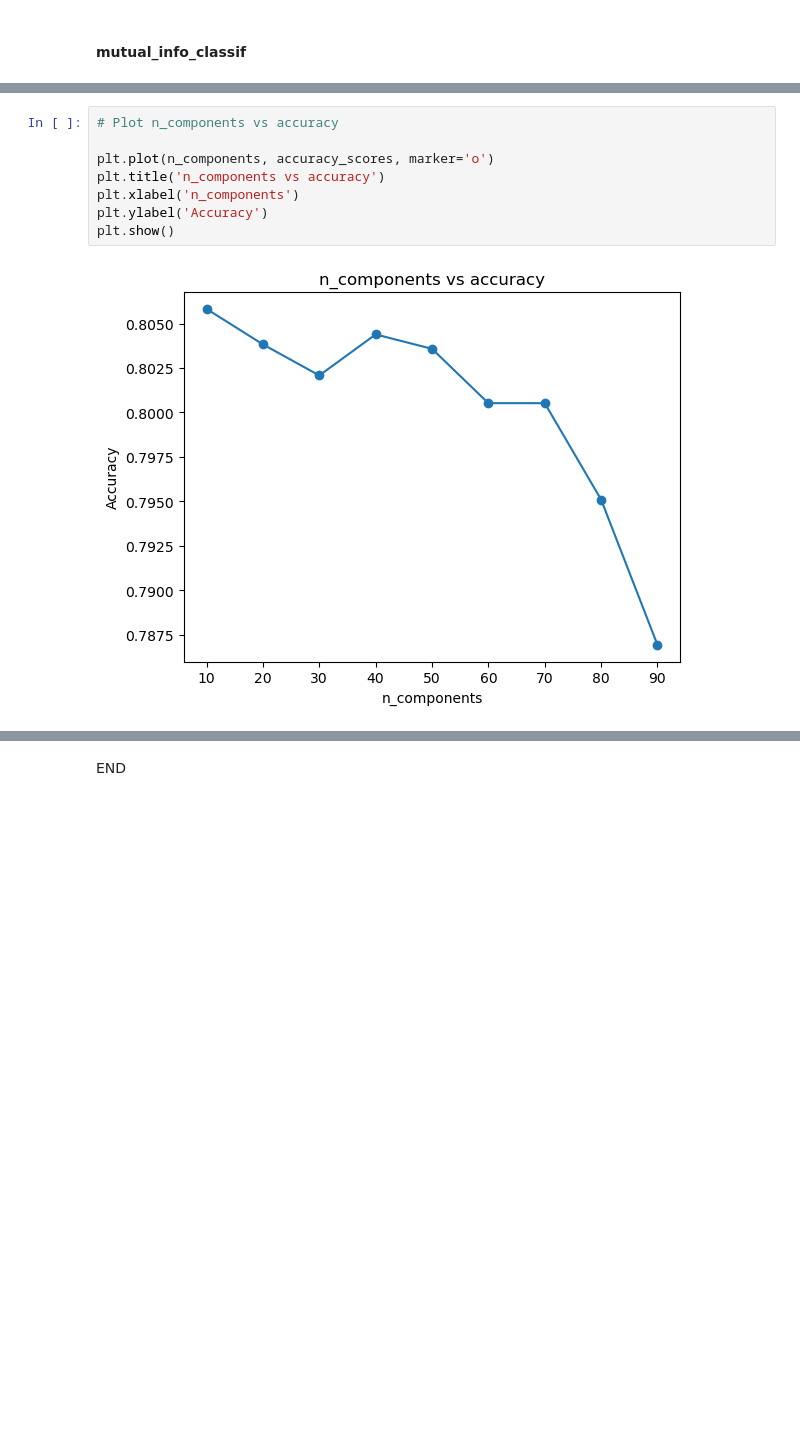
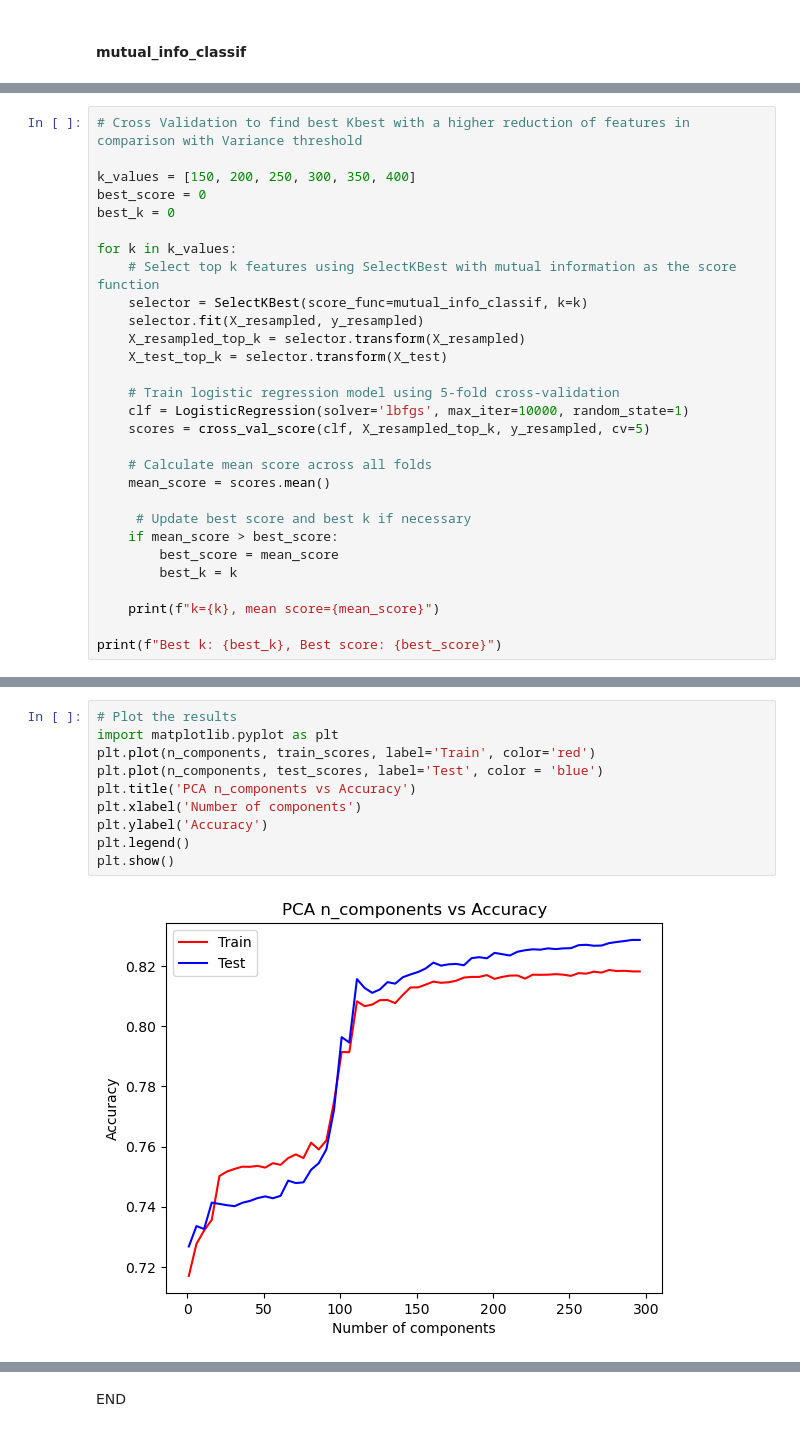
Before and after one commit to CarolMargeth/admission_prediction_project, a Jupyter notebook: Modeling_Predicting_hospital_admission_at_emergency_department_triage.ipynb, the cells around one changed output, grey strips where cells are left out. Saved outputs shown, nothing was run; the diff lists cells and outputs as text; blank space fills up the shorter version.

```diff
--- a/Modeling_Predicting_hospital_admission_at_emergency_department_triage.ipynb
+++ b/Modeling_Predicting_hospital_admission_at_emergency_department_triage.ipynb
@@ -735,0 +773,29 @@ plt.show()
+# %%
+# Cross Validation to find best Kbest with a higher reduction of features in comparison with Variance threshold
+
+k_values = [150, 200, 250, 300, 350, 400]
+best_score = 0
+best_k = 0
+
+for k in k_values:
+    # Select top k features using SelectKBest with mutual information as the score function
+    selector = SelectKBest(score_func=mutual_info_classif, k=k)
+    selector.fit(X_resampled, y_resampled)
+    X_resampled_top_k = selector.transform(X_resampled)
+    X_test_top_k = selector.transform(X_test)
+
+    # Train logistic regression model using 5-fold cross-validation
+    clf = LogisticRegression(solver='lbfgs', max_iter=10000, random_state=1)
+    scores = cross_val_score(clf, X_resampled_top_k, y_resampled, cv=5)
+
+    # Calculate mean score across all folds
+    mean_score = scores.mean()
+
+     # Update best score and best k if necessary
+    if mean_score > best_score:
+        best_score = mean_score
+        best_k = k
+
+    print(f"k={k}, mean score={mean_score}")
+
+print(f"Best k: {best_k}, Best score: {best_score}")
@@ -811,10 +851,12 @@ ValueError: Found input variables with inconsistent numbers of samples: [16042,
 # %%
-# Plot n_components vs accuracy
-
-plt.plot(n_components, accuracy_scores, marker='o')
-plt.title('n_components vs accuracy')
-plt.xlabel('n_components')
+# Plot the results
+import matplotlib.pyplot as plt
+plt.plot(n_components, train_scores, label='Train', color='red')
+plt.plot(n_components, test_scores, label='Test', color = 'blue')
+plt.title('PCA n_components vs Accuracy')
+plt.xlabel('Number of components')
 plt.ylabel('Accuracy')
+plt.legend()
 plt.show()
 # %% [output]
-[figure, old version]
+[figure, new version]
```
Also changed, not shown: parts of 115 cells of this notebook.
